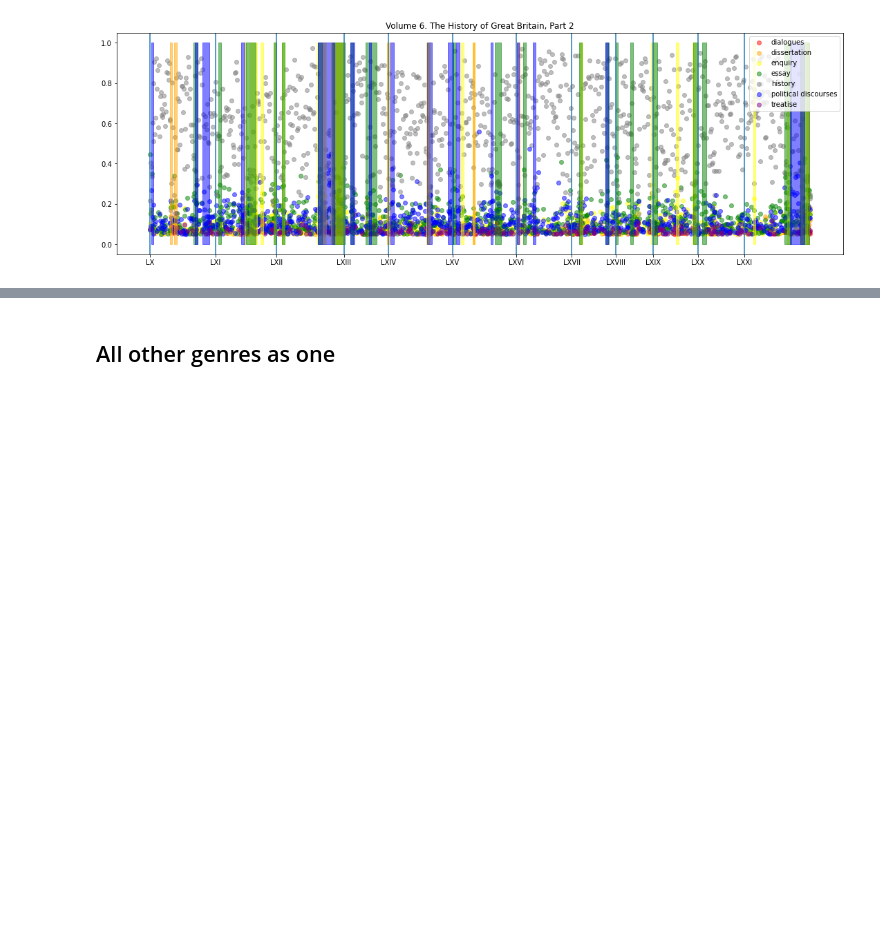
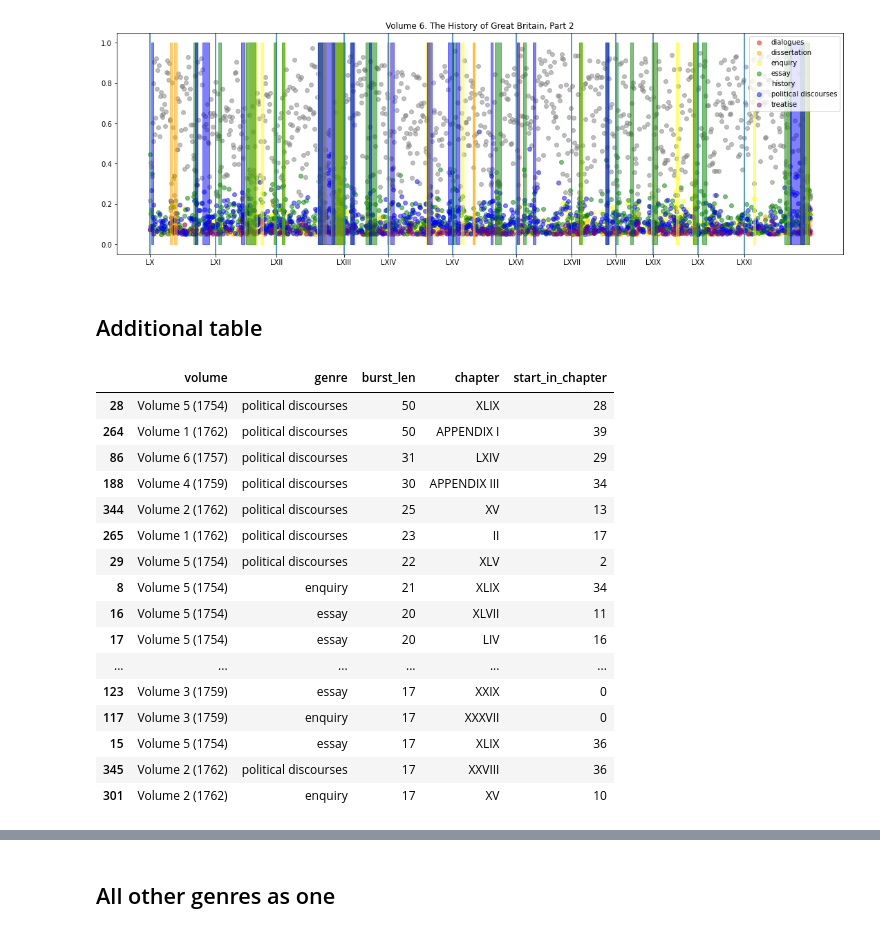
Before and after one commit to vbunt/hume-classifier, a Jupyter notebook: what is inside history?.ipynb, the cells around one changed output, grey strips where cells are left out. Saved outputs shown, nothing was run; the diff lists cells and outputs as text; code cells hidden in the pictures; blank space fills up the shorter version.

Commit message:
qol additions

```diff
--- a/what is inside history?.ipynb
+++ b/what is inside history?.ipynb
@@ -246,3 +255,13 @@ for i in range(1, 7):
 [figure]
 [figure]
 [figure]
+# %% [markdown]
+## Additional table
+# %%
+pred = pred_logreg
+extracted_bursts = []
+for volume in range(0, 6): # normal order
+    for genre_id in range(0, 7):
+        lefts, rights = extract_bursts(volume, genre_id, pred)
+        for l, r in zip(lefts, rights):
+            extracted_bursts.append((volume, genre_id, l, r))
@@ -248,0 +299,20 @@ for i in range(1, 7):
+# %%
+df[['volume', 'genre', 'burst_len', 'chapter', 'start_in_chapter']].sort_values(by='burst_len', ascending=False)[:20]
+# %% [output]
+|  | volume | genre | burst_len | chapter | start_in_chapter |
+| 28 | Volume 5 (1754) | political discourses | 50 | XLIX | 28 |
+| 264 | Volume 1 (1762) | political discourses | 50 | APPENDIX I | 39 |
+| 86 | Volume 6 (1757) | political discourses | 31 | LXIV | 29 |
+| 188 | Volume 4 (1759) | political discourses | 30 | APPENDIX III | 34 |
+| 344 | Volume 2 (1762) | political discourses | 25 | XV | 13 |
+| 265 | Volume 1 (1762) | political discourses | 23 | II | 17 |
+| 29 | Volume 5 (1754) | political discourses | 22 | XLV | 2 |
+| 8 | Volume 5 (1754) | enquiry | 21 | XLIX | 34 |
+| 16 | Volume 5 (1754) | essay | 20 | XLVII | 11 |
+| 17 | Volume 5 (1754) | essay | 20 | LIV | 16 |
+| ... | ... | ... | ... | ... | ... |
+| 123 | Volume 3 (1759) | essay | 17 | XXIX | 0 |
+| 117 | Volume 3 (1759) | enquiry | 17 | XXXVII | 0 |
+| 15 | Volume 5 (1754) | essay | 17 | XLIX | 36 |
+| 345 | Volume 2 (1762) | political discourses | 17 | XXVIII | 36 |
+| 301 | Volume 2 (1762) | enquiry | 17 | XV | 10 |
```
Also changed, not shown: parts of 7 cells of this notebook.
